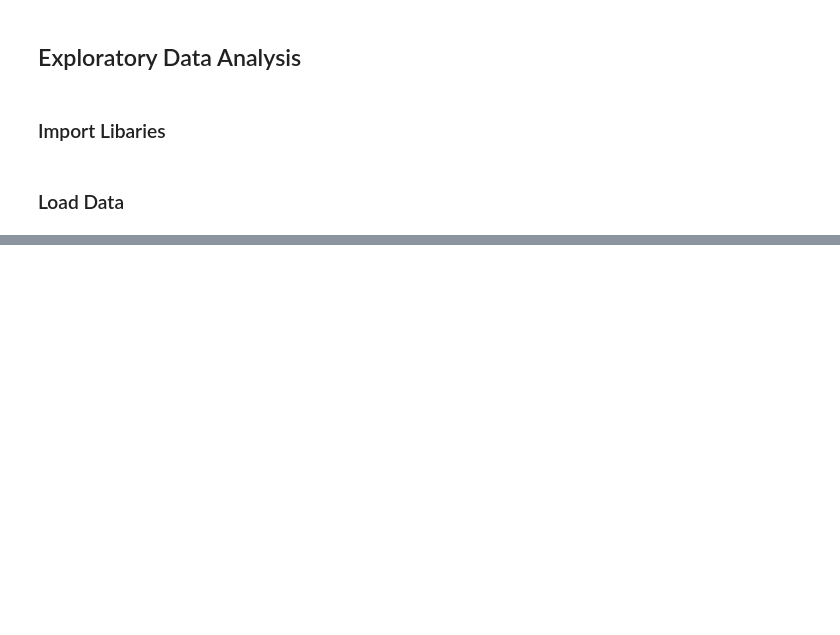
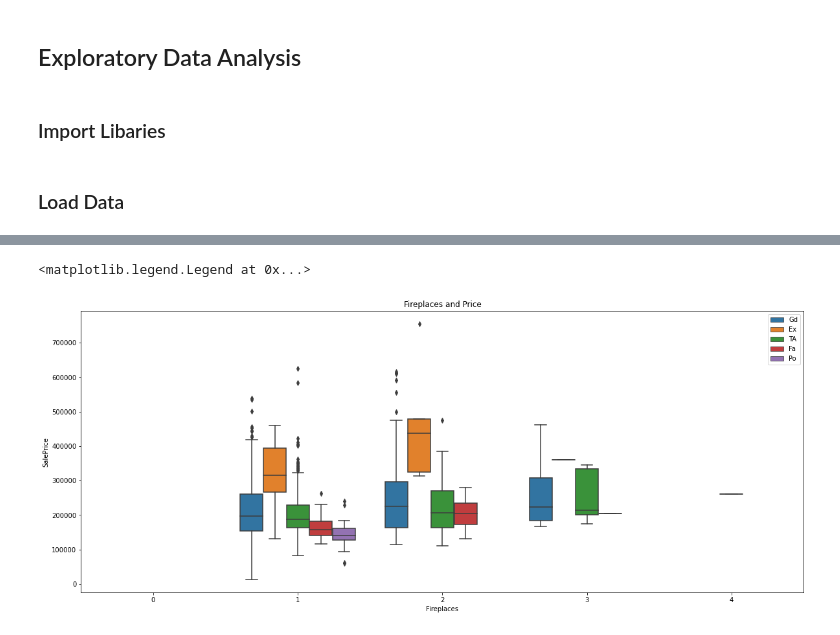
Before and after one commit to danieljinchoy/ames_housing_ml, a Jupyter notebook: EDA.ipynb, the cells around one changed output, grey strips where cells are left out. Saved outputs shown, nothing was run; the diff lists cells and outputs as text; code cells hidden in the pictures; blank space fills up the shorter version.

```diff
--- a/EDA.ipynb
+++ b/EDA.ipynb
@@ -32,0 +158,8 @@ sns.distplot(housing['SalePrice']);
+# %%
+# Fireplaces vs. Price
+plt.figure(figsize=(20,8))
+plt.title('Fireplaces and Price')
+sns.boxplot(x = 'Fireplaces', y = 'SalePrice', data = housing3, hue = 'FireplaceQu').legend(loc='upper right')
+# %% [output]
+<matplotlib.legend.Legend at 0x...>
+[figure, added]
```
Also changed, not shown: parts of 22 cells of this notebook.
